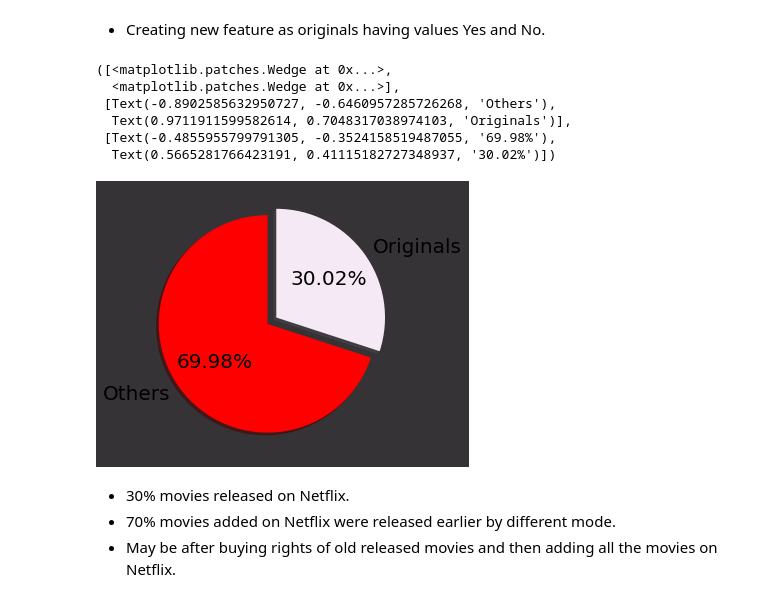
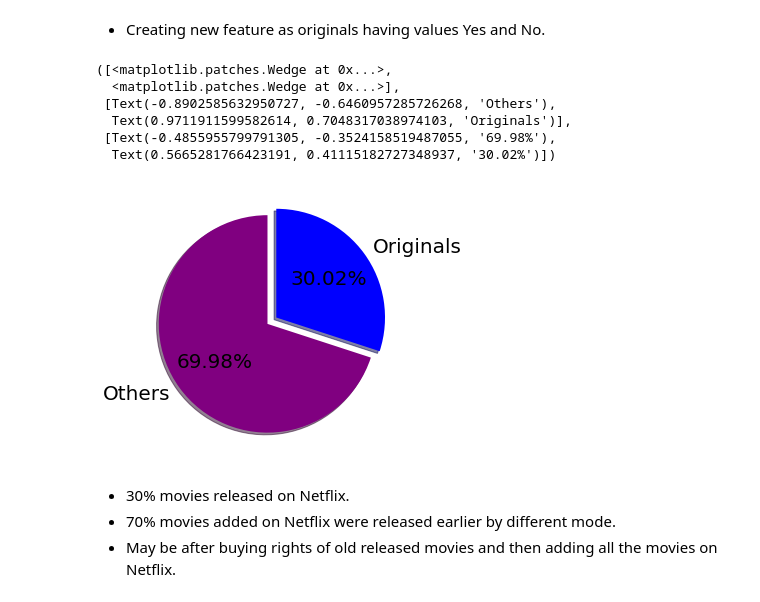
Before and after one commit to Ranjitghadge/NETFLIX-MOVIES-AND-TV-SHOWS-CLUSTERING, a Jupyter notebook: Copy_of_NETFLIX_MOVIES_AND_TV_SHOWS_CLUSTERING.ipynb, the cells around one changed output. Drawn from its saved outputs; the diff is of its cells as text; code cells hidden in the pictures.

```diff
--- a/Copy_of_NETFLIX_MOVIES_AND_TV_SHOWS_CLUSTERING.ipynb
+++ b/Copy_of_NETFLIX_MOVIES_AND_TV_SHOWS_CLUSTERING.ipynb
@@ -320,0 +302,4 @@ ax.spines['left'].set_visible(True)
+# %%
+# Extracting month and year
+df['year_added'] = pd.DatetimeIndex(df['date_added']).year
+df['month_added'] = pd.DatetimeIndex(df['date_added']).month
@@ -675,19 +682,18 @@ ax.spines['left'].set_visible(True)
 movies_df['originals'] = np.where(movies_df['release_year']==movies_df['year_added'], 'Yes', 'No')
 # %%
 # pie plot showing percentage of originals and others in movies
-fig, ax = plt.subplots(figsize=(5,5),facecolor="#363336")
-ax.patch.set_facecolor('#363336')
+fig, ax = plt.subplots(figsize=(5,5),facecolor="White")
 explode = (0, 0.1)
 ax.pie(movies_df['originals'].value_counts(), explode=explode, autopct='%.2f%%', labels= ['Others', 'Originals'],
-       shadow=True, startangle=90,textprops={'color':"black", 'fontsize': 20}, colors =['red','#F5E9F5'])
+       shadow=True, startangle=90,textprops={'color':"black", 'fontsize': 20}, colors =['Purple','Blue'])
 # %% [output]
 ([<matplotlib.patches.Wedge at 0x...>,
   <matplotlib.patches.Wedge at 0x...>],
  [Text(-0.8902585632950727, -0.6460957285726268, 'Others'),
   Text(0.9711911599582614, 0.7048317038974103, 'Originals')],
  [Text(-0.4855955799791305, -0.3524158519487055, '69.98%'),
   Text(0.5665281766423191, 0.41115182727348937, '30.02%')])
-[figure, old version]
+[figure, new version]
 # %% [markdown]
 * 30% movies released on Netflix.
 * 70% movies added on Netflix were released earlier by different mode.
```
Also changed, not shown: parts of 17 cells of this notebook.
